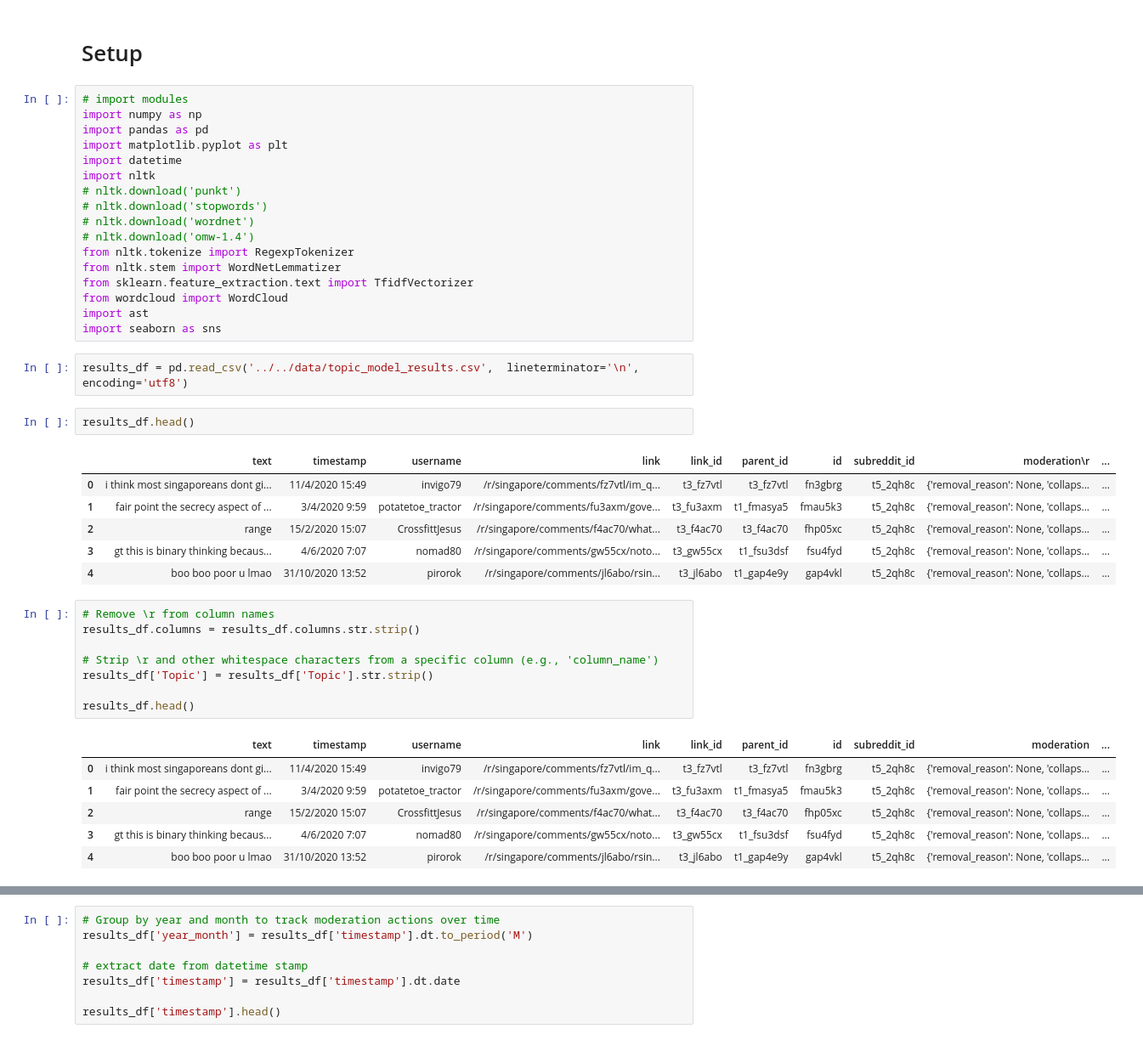
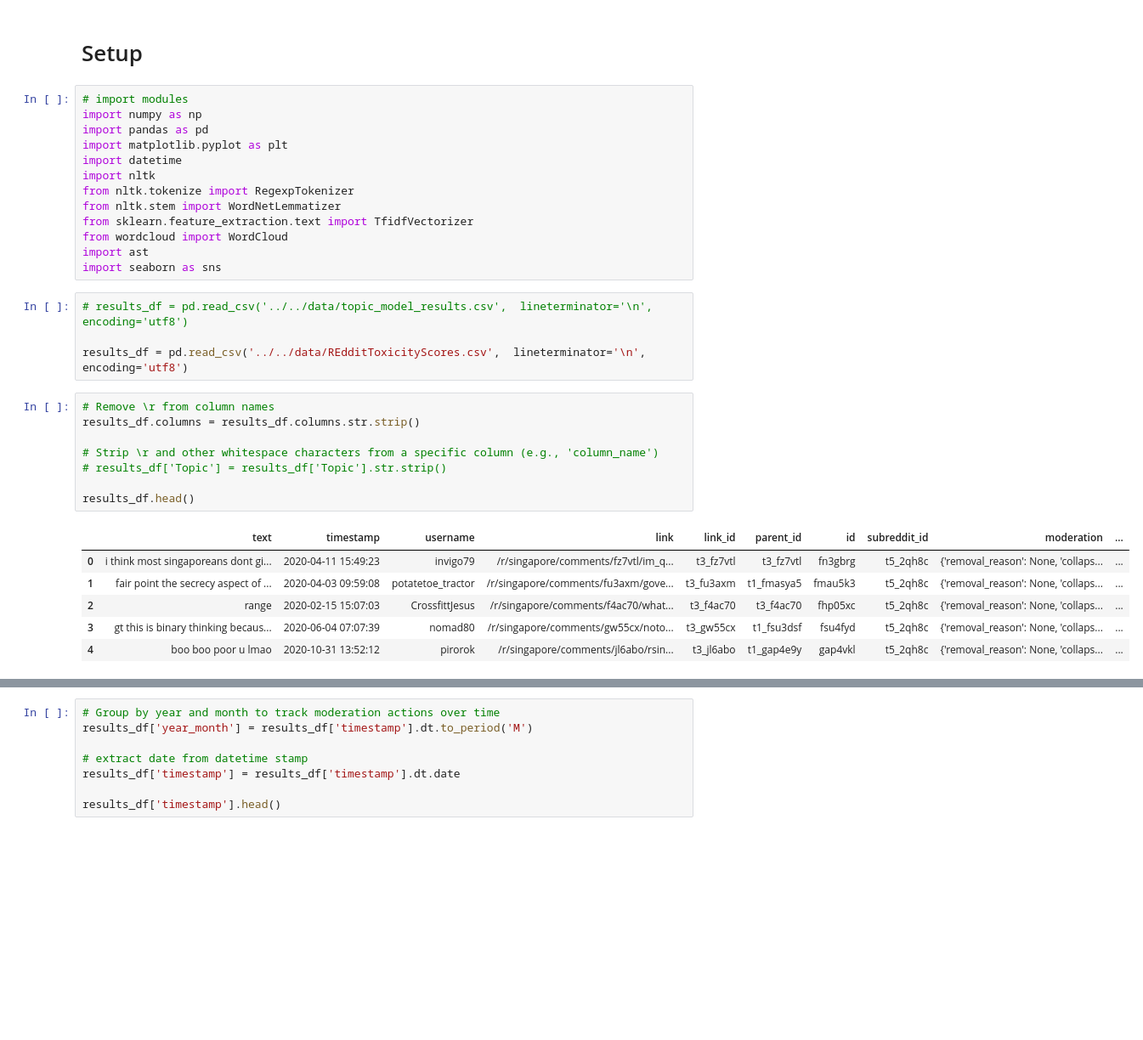
Before and after one commit to rhyden-kx/DSA4264, a Jupyter notebook: eda_2/across_time_2.ipynb, the cells around one changed output, grey strips where cells are left out. Shown at 85% size. Saved outputs shown, nothing was run; the diff lists cells and outputs as text; blank space fills up the shorter version.

```diff
--- a/eda_2/across_time_2.ipynb
+++ b/eda_2/across_time_2.ipynb
@@ -7,10 +7,6 @@ import pandas as pd
 import matplotlib.pyplot as plt
 import datetime
 import nltk
-# nltk.download('punkt')
-# nltk.download('stopwords')
-# nltk.download('wordnet')
-# nltk.download('omw-1.4')
 from nltk.tokenize import RegexpTokenizer
 from nltk.stem import WordNetLemmatizer
 from sklearn.feature_extraction.text import TfidfVectorizer
@@ -18,31 +14,24 @@ from wordcloud import WordCloud
 import ast
 import seaborn as sns
 # %%
-results_df = pd.read_csv('../../data/topic_model_results.csv',  lineterminator='\n', encoding='utf8')
+# results_df = pd.read_csv('../../data/topic_model_results.csv',  lineterminator='\n', encoding='utf8')
+
+results_df = pd.read_csv('../../data/REdditToxicityScores.csv',  lineterminator='\n', encoding='utf8')
-# %%
-results_df.head()
-# %% [output]
-|  | text | timestamp | username | link | link_id | parent_id | id | subreddit_id | moderation\r | ... |
-| 0 | i think most singaporeans dont gi... | 11/4/2020 15:49 | invigo79 | /r/singapore/comments/fz7vtl/im_q... | t3_fz7vtl | t3_fz7vtl | fn3gbrg | t5_2qh8c | {'removal_reason': None, 'collaps... | ... |
-| 1 | fair point the secrecy aspect of ... | 3/4/2020 9:59 | potatetoe_tractor | /r/singapore/comments/fu3axm/gove... | t3_fu3axm | t1_fmasya5 | fmau5k3 | t5_2qh8c | {'removal_reason': None, 'collaps... | ... |
-| 2 | range | 15/2/2020 15:07 | CrossfittJesus | /r/singapore/comments/f4ac70/what... | t3_f4ac70 | t3_f4ac70 | fhp05xc | t5_2qh8c | {'removal_reason': None, 'collaps... | ... |
-| 3 | gt this is binary thinking becaus... | 4/6/2020 7:07 | nomad80 | /r/singapore/comments/gw55cx/noto... | t3_gw55cx | t1_fsu3dsf | fsu4fyd | t5_2qh8c | {'removal_reason': None, 'collaps... | ... |
-| 4 | boo boo poor u lmao | 31/10/2020 13:52 | pirorok | /r/singapore/comments/jl6abo/rsin... | t3_jl6abo | t1_gap4e9y | gap4vkl | t5_2qh8c | {'removal_reason': None, 'collaps... | ... |
 # %%
 # Remove \r from column names
 results_df.columns = results_df.columns.str.strip()
 
 # Strip \r and other whitespace characters from a specific column (e.g., 'column_name')
-results_df['Topic'] = results_df['Topic'].str.strip()
+# results_df['Topic'] = results_df['Topic'].str.strip()
 
 results_df.head()
 # %% [output]
 |  | text | timestamp | username | link | link_id | parent_id | id | subreddit_id | moderation | ... |
-| 0 | i think most singaporeans dont gi... | 11/4/2020 15:49 | invigo79 | /r/singapore/comments/fz7vtl/im_q... | t3_fz7vtl | t3_fz7vtl | fn3gbrg | t5_2qh8c | {'removal_reason': None, 'collaps... | ... |
-| 1 | fair point the secrecy aspect of ... | 3/4/2020 9:59 | potatetoe_tractor | /r/singapore/comments/fu3axm/gove... | t3_fu3axm | t1_fmasya5 | fmau5k3 | t5_2qh8c | {'removal_reason': None, 'collaps... | ... |
-| 2 | range | 15/2/2020 15:07 | CrossfittJesus | /r/singapore/comments/f4ac70/what... | t3_f4ac70 | t3_f4ac70 | fhp05xc | t5_2qh8c | {'removal_reason': None, 'collaps... | ... |
-| 3 | gt this is binary thinking becaus... | 4/6/2020 7:07 | nomad80 | /r/singapore/comments/gw55cx/noto... | t3_gw55cx | t1_fsu3dsf | fsu4fyd | t5_2qh8c | {'removal_reason': None, 'collaps... | ... |
-| 4 | boo boo poor u lmao | 31/10/2020 13:52 | pirorok | /r/singapore/comments/jl6abo/rsin... | t3_jl6abo | t1_gap4e9y | gap4vkl | t5_2qh8c | {'removal_reason': None, 'collaps... | ... |
+| 0 | i think most singaporeans dont gi... | 2020-04-11 15:49:23 | invigo79 | /r/singapore/comments/fz7vtl/im_q... | t3_fz7vtl | t3_fz7vtl | fn3gbrg | t5_2qh8c | {'removal_reason': None, 'collaps... | ... |
+| 1 | fair point the secrecy aspect of ... | 2020-04-03 09:59:08 | potatetoe_tractor | /r/singapore/comments/fu3axm/gove... | t3_fu3axm | t1_fmasya5 | fmau5k3 | t5_2qh8c | {'removal_reason': None, 'collaps... | ... |
+| 2 | range | 2020-02-15 15:07:03 | CrossfittJesus | /r/singapore/comments/f4ac70/what... | t3_f4ac70 | t3_f4ac70 | fhp05xc | t5_2qh8c | {'removal_reason': None, 'collaps... | ... |
+| 3 | gt this is binary thinking becaus... | 2020-06-04 07:07:39 | nomad80 | /r/singapore/comments/gw55cx/noto... | t3_gw55cx | t1_fsu3dsf | fsu4fyd | t5_2qh8c | {'removal_reason': None, 'collaps... | ... |
+| 4 | boo boo poor u lmao | 2020-10-31 13:52:12 | pirorok | /r/singapore/comments/jl6abo/rsin... | t3_jl6abo | t1_gap4e9y | gap4vkl | t5_2qh8c | {'removal_reason': None, 'collaps... | ... |
 # %%
 # rename new columns
 results_df.rename(columns={
```
Also changed, not shown: parts of 7 cells of this notebook.
